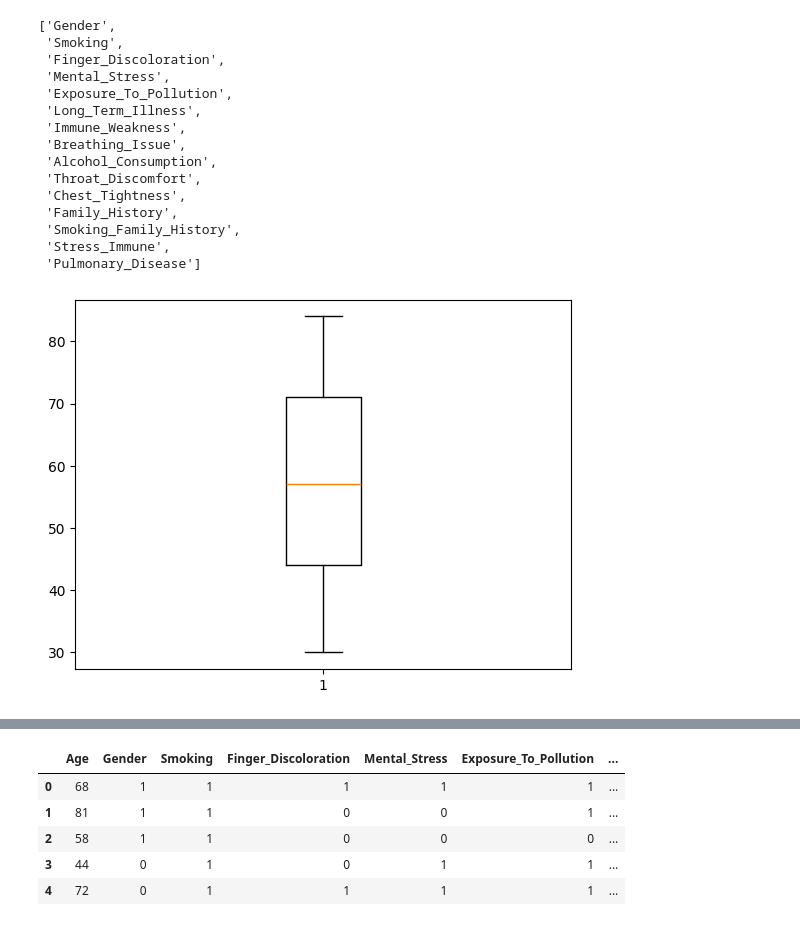
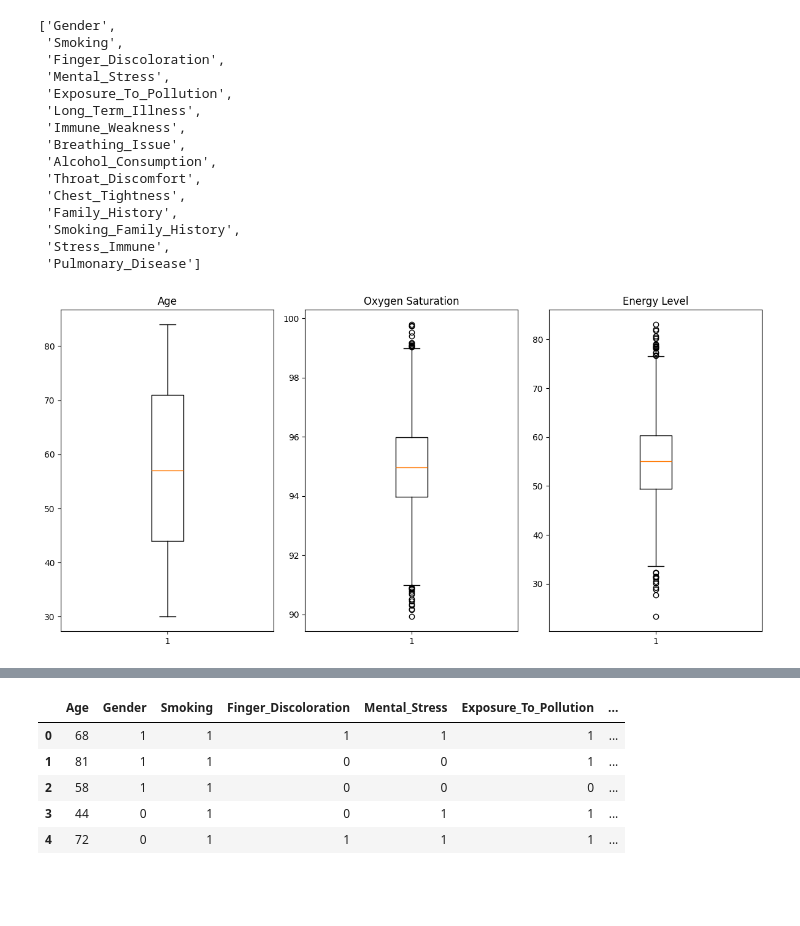
Before and after one commit to jjuandiego099/ProyectoIA, a Jupyter notebook: ProyectoCancerPulmon.ipynb, the cells around one changed output, grey strips where cells are left out. Saved outputs shown, nothing was run; the diff lists cells and outputs as text; code cells hidden in the pictures; blank space fills up the shorter version.

```diff
--- a/ProyectoCancerPulmon.ipynb
+++ b/ProyectoCancerPulmon.ipynb
@@ -88,10 +89,27 @@ binary_features
  'Smoking_Family_History',
  'Stress_Immune',
  'Pulmonary_Disease']
-# %%
-import matplotlib.pyplot as plt
-
-plt.boxplot(df['Age'])
-plt.show()
-# %% [output]
-[figure, removed]
+# %%
+# prompt: genera una boxplolt de Age Oxygen_Saturation y EnergyLevel
+
+import matplotlib.pyplot as plt
+
+# Create boxplots for Age, Oxygen_Saturation, and EnergyLevel
+plt.figure(figsize=(12, 6))
+
+plt.subplot(1, 3, 1)
+plt.boxplot(df['Age'])
+plt.title('Age')
+
+plt.subplot(1, 3, 2)
+plt.boxplot(df['Oxygen_Saturation'])
+plt.title('Oxygen Saturation')
+
+plt.subplot(1, 3, 3)
+plt.boxplot(df['Energy_Level'])
+plt.title('Energy Level')
+
+plt.tight_layout()
+plt.show()
+# %% [output]
+[figure, added]
```
Also changed, not shown: parts of 13 cells of this notebook.
